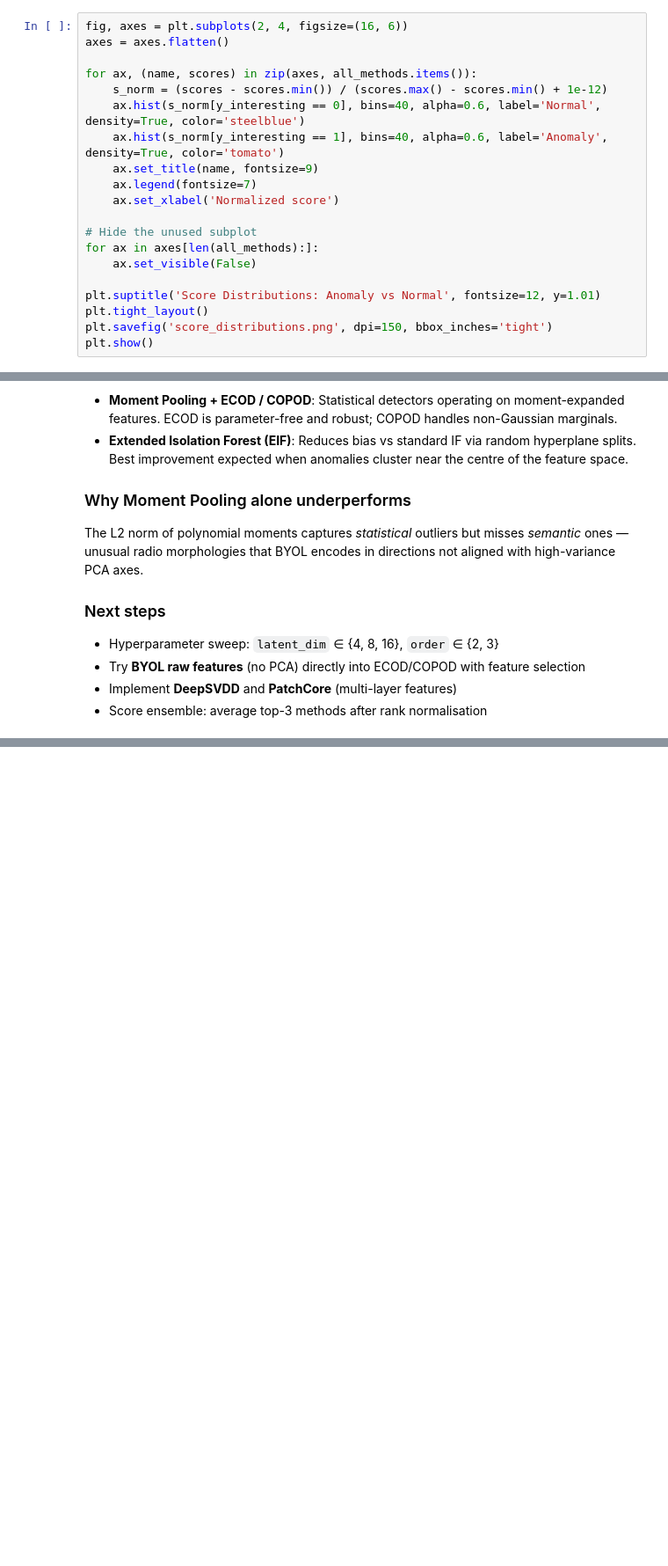
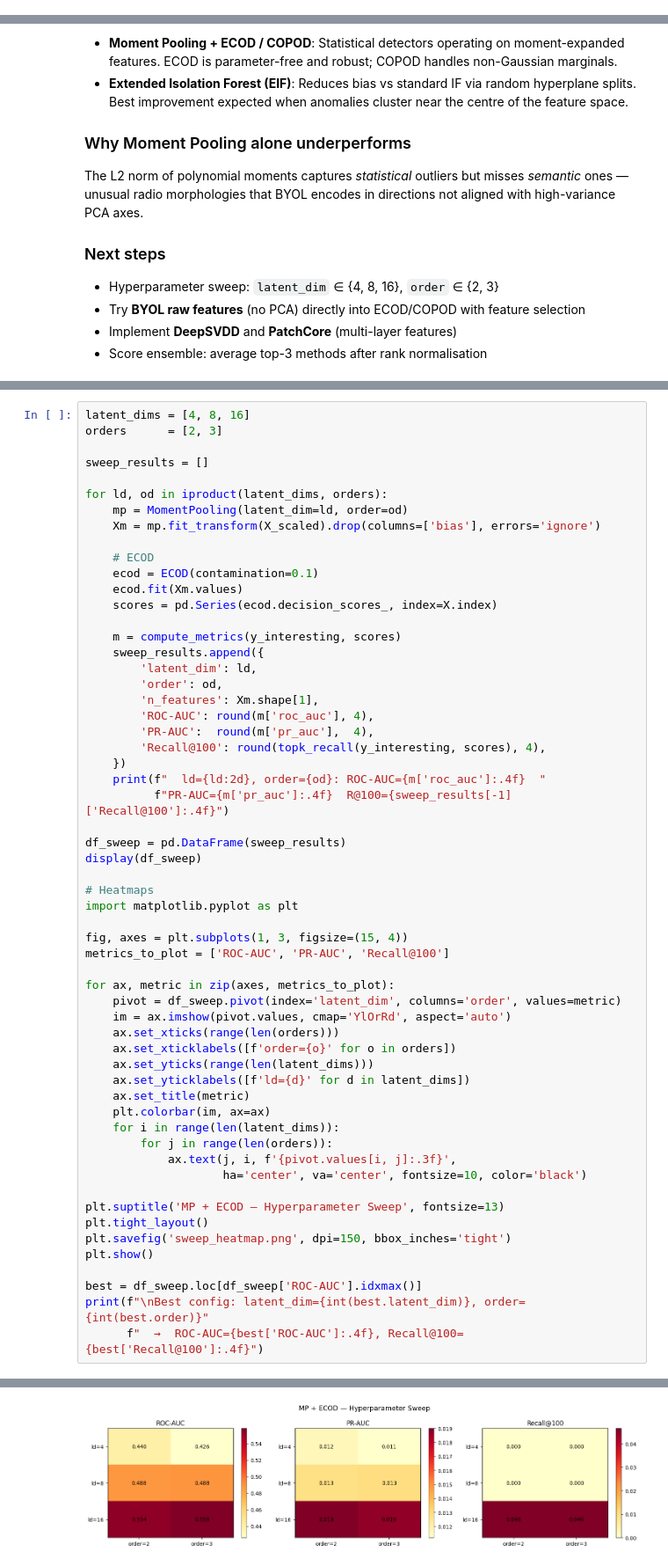
Before and after one commit to MioraRandrianasy/MGCLS_Moment_pooling_vs_PCA, a Jupyter notebook: scripts/evaluation.ipynb, the cells around one changed output, grey strips where cells are left out. Shown at 88% size. Cells and saved outputs as stored; diff of their text form; blank space fills up the shorter version.

```diff
--- a/scripts/evaluation.ipynb
+++ b/scripts/evaluation.ipynb
@@ -265,23 +311,3 @@ plt.show()
-# %%
-fig, axes = plt.subplots(2, 4, figsize=(16, 6))
-axes = axes.flatten()
-
-for ax, (name, scores) in zip(axes, all_methods.items()):
-    s_norm = (scores - scores.min()) / (scores.max() - scores.min() + 1e-12)
-    ax.hist(s_norm[y_interesting == 0], bins=40, alpha=0.6, label='Normal', density=True, color='steelblue')
-    ax.hist(s_norm[y_interesting == 1], bins=40, alpha=0.6, label='Anomaly', density=True, color='tomato')
-    ax.set_title(name, fontsize=9)
-    ax.legend(fontsize=7)
-    ax.set_xlabel('Normalized score')
-
-# Hide the unused subplot
-for ax in axes[len(all_methods):]:
-    ax.set_visible(False)
-
-plt.suptitle('Score Distributions: Anomaly vs Normal', fontsize=12, y=1.01)
-plt.tight_layout()
-plt.savefig('score_distributions.png', dpi=150, bbox_inches='tight')
-plt.show()
 # %% [markdown]
 ## Summary and Insights
 
@@ -301,0 +341,59 @@ The L2 norm of polynomial moments captures *statistical* outliers but misses *se
+# %%
+latent_dims = [4, 8, 16]
+orders      = [2, 3]
+
+sweep_results = []
+
+for ld, od in iproduct(latent_dims, orders):
+    mp = MomentPooling(latent_dim=ld, order=od)
+    Xm = mp.fit_transform(X_scaled).drop(columns=['bias'], errors='ignore')
+
+    # ECOD
+    ecod = ECOD(contamination=0.1)
+    ecod.fit(Xm.values)
+    scores = pd.Series(ecod.decision_scores_, index=X.index)
+
+    m = compute_metrics(y_interesting, scores)
+    sweep_results.append({
+        'latent_dim': ld,
+        'order': od,
+        'n_features': Xm.shape[1],
+        'ROC-AUC': round(m['roc_auc'], 4),
+        'PR-AUC':  round(m['pr_auc'],  4),
+        'Recall@100': round(topk_recall(y_interesting, scores), 4),
+    })
+    print(f"  ld={ld:2d}, order={od}: ROC-AUC={m['roc_auc']:.4f}  "
+          f"PR-AUC={m['pr_auc']:.4f}  R@100={sweep_results[-1]['Recall@100']:.4f}")
+
+df_sweep = pd.DataFrame(sweep_results)
+display(df_sweep)
+
+# Heatmaps
+import matplotlib.pyplot as plt
+
+fig, axes = plt.subplots(1, 3, figsize=(15, 4))
+metrics_to_plot = ['ROC-AUC', 'PR-AUC', 'Recall@100']
+
+for ax, metric in zip(axes, metrics_to_plot):
+    pivot = df_sweep.pivot(index='latent_dim', columns='order', values=metric)
+    im = ax.imshow(pivot.values, cmap='YlOrRd', aspect='auto')
+    ax.set_xticks(range(len(orders)))
+    ax.set_xticklabels([f'order={o}' for o in orders])
+    ax.set_yticks(range(len(latent_dims)))
+    ax.set_yticklabels([f'ld={d}' for d in latent_dims])
+    ax.set_title(metric)
+    plt.colorbar(im, ax=ax)
+    for i in range(len(latent_dims)):
+        for j in range(len(orders)):
+            ax.text(j, i, f'{pivot.values[i, j]:.3f}',
+                    ha='center', va='center', fontsize=10, color='black')
+
+plt.suptitle('MP + ECOD — Hyperparameter Sweep', fontsize=13)
+plt.tight_layout()
+plt.savefig('sweep_heatmap.png', dpi=150, bbox_inches='tight')
+plt.show()
+
+best = df_sweep.loc[df_sweep['ROC-AUC'].idxmax()]
+print(f"\nBest config: latent_dim={int(best.latent_dim)}, order={int(best.order)}"
+      f"  →  ROC-AUC={best['ROC-AUC']:.4f}, Recall@100={best['Recall@100']:.4f}")
+# %% [output]
@@ -301,0 +413 @@ The L2 norm of polynomial moments captures *statistical* outliers but misses *se
+[figure, added]
```
Also changed, not shown: parts of 54 cells of this notebook, 2 other files.
